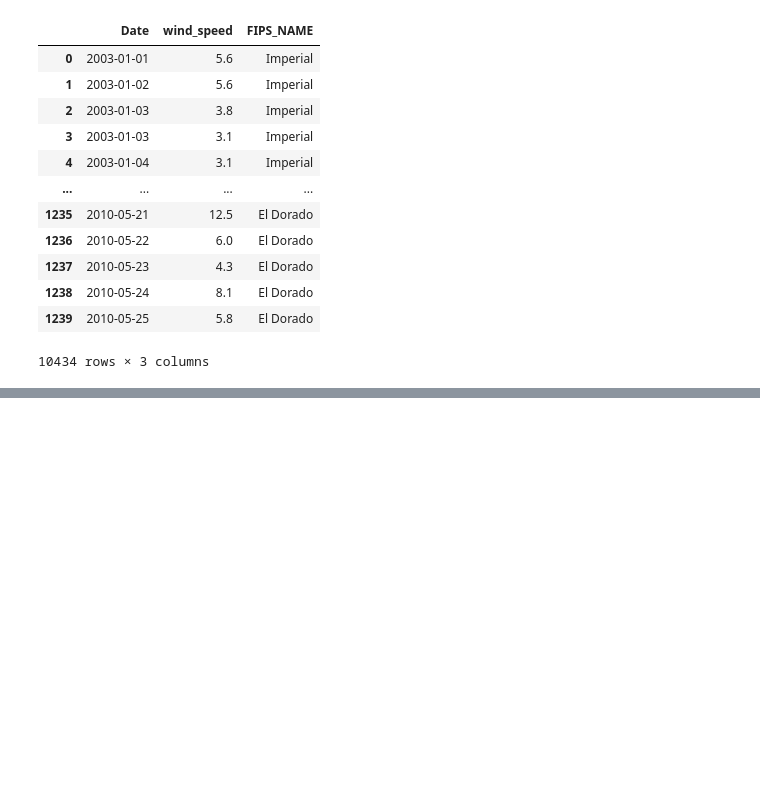
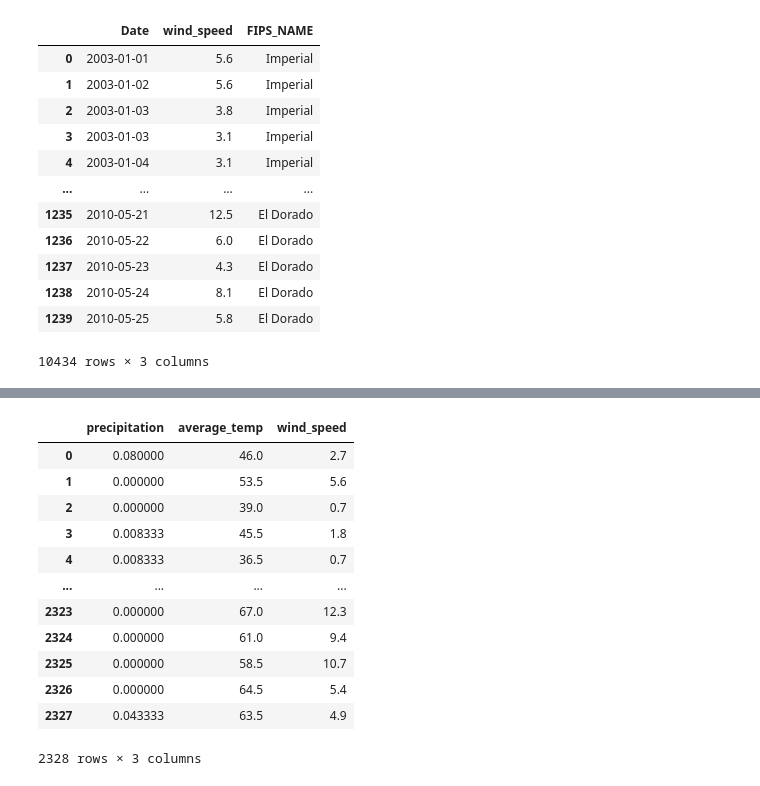
Before and after one commit to Sgipn/ClimateAnalysis, a Jupyter notebook: notebooks/weather_data_setup.ipynb, the cells around one changed output, grey strips where cells are left out. Saved outputs shown, nothing was run; the diff lists cells and outputs as text; code cells hidden in the pictures; blank space fills up the shorter version.

```diff
--- a/notebooks/weather_data_setup.ipynb
+++ b/notebooks/weather_data_setup.ipynb
@@ -294,3 +274,24 @@ dendro_subset
+# %%
+dendro_subset = joined_weather[['Precip_right','average_left','wind_speed']]
+dendro_subset = dendro_subset.rename(columns={"Precip_right": "precipitation", "average_left": "average_temp"})
+dendro_subset = dendro_subset.dropna()
+dendro_subset = dendro_subset.reset_index()
+dendro_subset.drop("index", axis=1, inplace=True)
+dendro_subset
+# %% [output]
+|  | precipitation | average_temp | wind_speed |
+| 0 | 0.080000 | 46.0 | 2.7 |
+| 1 | 0.000000 | 53.5 | 5.6 |
+| 2 | 0.000000 | 39.0 | 0.7 |
+| 3 | 0.008333 | 45.5 | 1.8 |
+| 4 | 0.008333 | 36.5 | 0.7 |
+| ... | ... | ... | ... |
+| 2323 | 0.000000 | 67.0 | 12.3 |
+| 2324 | 0.000000 | 61.0 | 9.4 |
+| 2325 | 0.000000 | 58.5 | 10.7 |
+| 2326 | 0.000000 | 64.5 | 5.4 |
+| 2327 | 0.043333 | 63.5 | 4.9 |
+2328 rows × 3 columns
 # %%
 def plot_dendrogram(model, **kwargs):
     # Create linkage matrix and then plot the dendrogram
```
Also changed, not shown: parts of 18 cells of this notebook.
